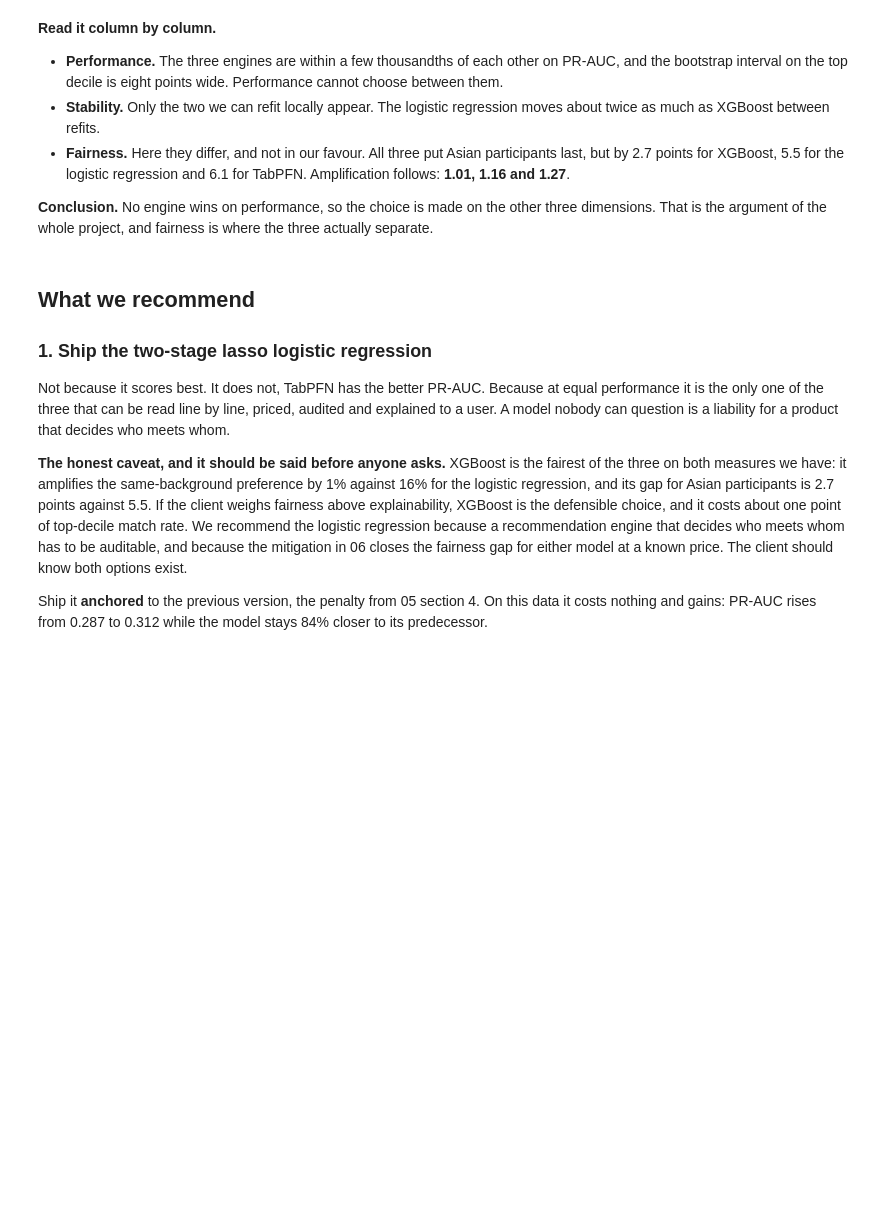
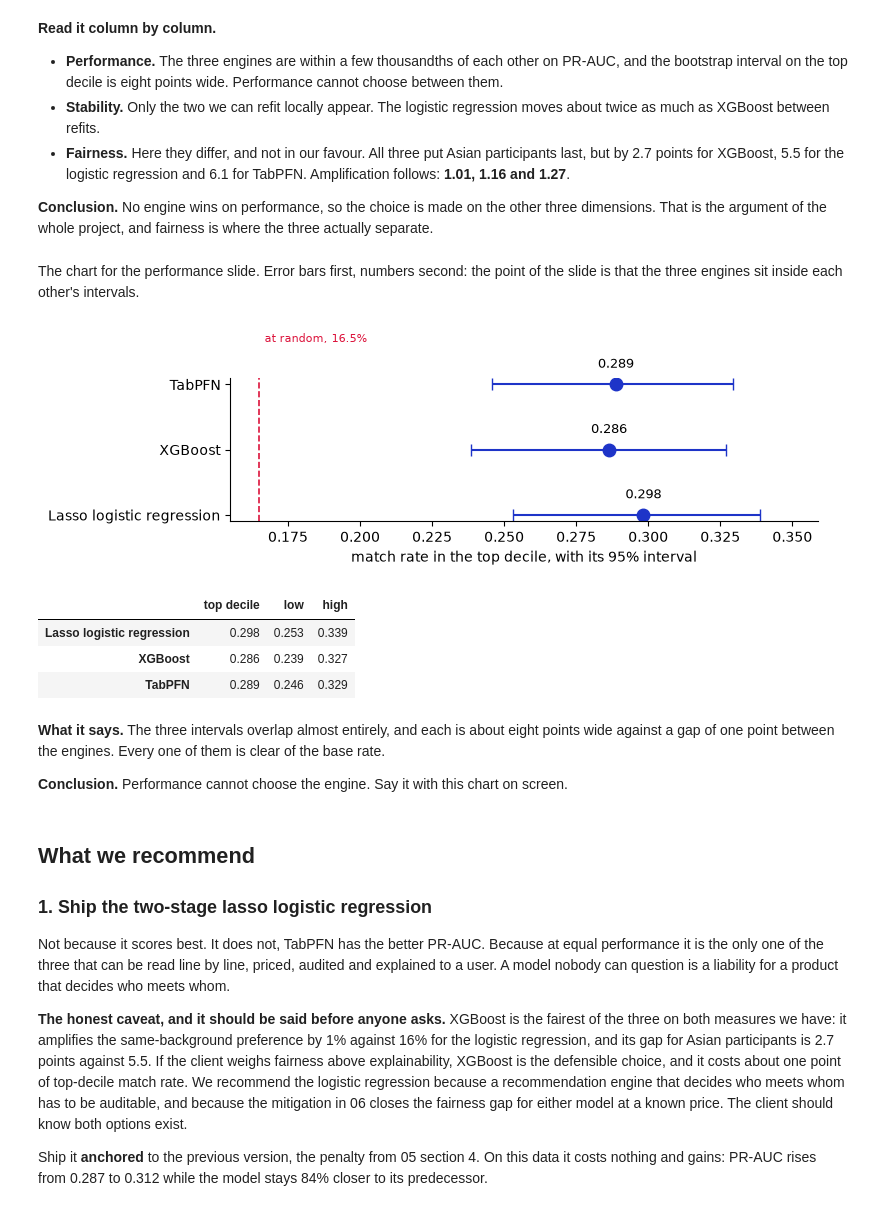
Before and after one commit to ithierda/isaf-group-rito-mitsouka, a Jupyter notebook: notebooks/07_recommendation.ipynb, the cells around one changed output. Saved outputs shown, nothing was run; the diff lists cells and outputs as text; code cells hidden in the pictures; blank space fills up the shorter version.

```diff
--- a/notebooks/07_recommendation.ipynb
+++ b/notebooks/07_recommendation.ipynb
@@ -66,6 +67,55 @@ scorecard.round(3)
 
 **Conclusion.** No engine wins on performance, so the choice is made on the other three dimensions.
 That is the argument of the whole project, and fairness is where the three actually separate.
+# %% [markdown]
+The chart for the performance slide. Error bars first, numbers second: the point of the slide is that
+the three engines sit inside each other's intervals.
+# %%
+def bootstrap_ci(frame, metric, n_boot=1000, seed=42):
+    """Resample within waves, the same convention as 04, 05 and 06."""
+    rng = np.random.default_rng(seed)
+    blocks = [g.index.to_numpy() for _, g in frame.groupby("wave")]
+    draws = [metric(frame.loc[np.concatenate([rng.choice(b, len(b), True) for b in blocks])])
+             for _ in range(n_boot)]
+    return metric(frame), *np.percentile(draws, [2.5, 97.5])
+
+def top_decile(frame, column):
+    return frame.match[frame[column] >= frame[column].quantile(1 - K)].mean()
+
+intervals = {m: bootstrap_ci(oof, lambda d, n=m: top_decile(d, n)) for m in MODELS}
+
+fig, ax = plt.subplots(figsize=(8, 2.8))
+names = [NAMES[m] for m in MODELS]
+point = [intervals[m][0] for m in MODELS]
+low = [intervals[m][0] - intervals[m][1] for m in MODELS]
+high = [intervals[m][2] - intervals[m][0] for m in MODELS]
+ax.errorbar(point, range(len(MODELS)), xerr=[low, high], fmt="o", color="#1E34C8",
+            capsize=4, markersize=9)
+ax.axvline(base, color="crimson", linestyle="--", linewidth=1.2)
+ax.text(base + 0.002, len(MODELS) - 0.35, f"at random, {base:.1%}", color="crimson", fontsize=8)
+for i, m in enumerate(MODELS):
+    ax.annotate(f"{intervals[m][0]:.3f}", (intervals[m][0], i), textcoords="offset points",
+                xytext=(0, 12), ha="center", fontsize=9)
+ax.set_yticks(range(len(MODELS)), names)
+ax.set_xlabel("match rate in the top decile, with its 95% interval")
+ax.set_xlim(base - 0.01, max(intervals[m][2] for m in MODELS) + 0.02)
+ax.spines[["top", "right"]].set_visible(False)
+plt.tight_layout()
+plt.savefig("reports/figures/07_top_decile.png", dpi=150)
+plt.show()
+pd.DataFrame({NAMES[m]: {"top decile": intervals[m][0], "low": intervals[m][1],
+                         "high": intervals[m][2]} for m in MODELS}).T.round(3)
+# %% [output]
+[figure, added]
+|  | top decile | low | high |
+| Lasso logistic regression | 0.298 | 0.253 | 0.339 |
+| XGBoost | 0.286 | 0.239 | 0.327 |
+| TabPFN | 0.289 | 0.246 | 0.329 |
+# %% [markdown]
+**What it says.** The three intervals overlap almost entirely, and each is about eight points wide
+against a gap of one point between the engines. Every one of them is clear of the base rate.
+
+**Conclusion.** Performance cannot choose the engine. Say it with this chart on screen.
 # %% [markdown]
 ## What we recommend
 
```
Also changed, not shown: parts of 1 cell of this notebook, 5 other files.
